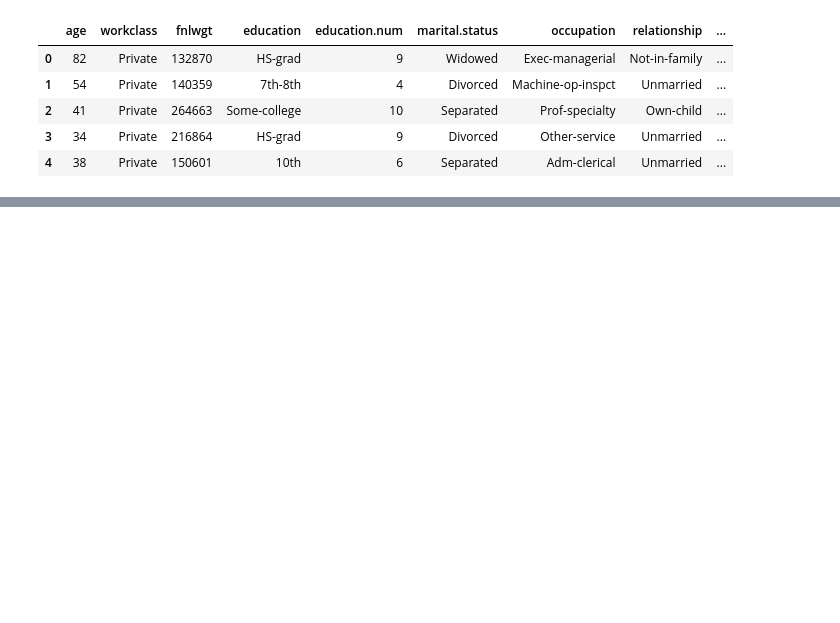
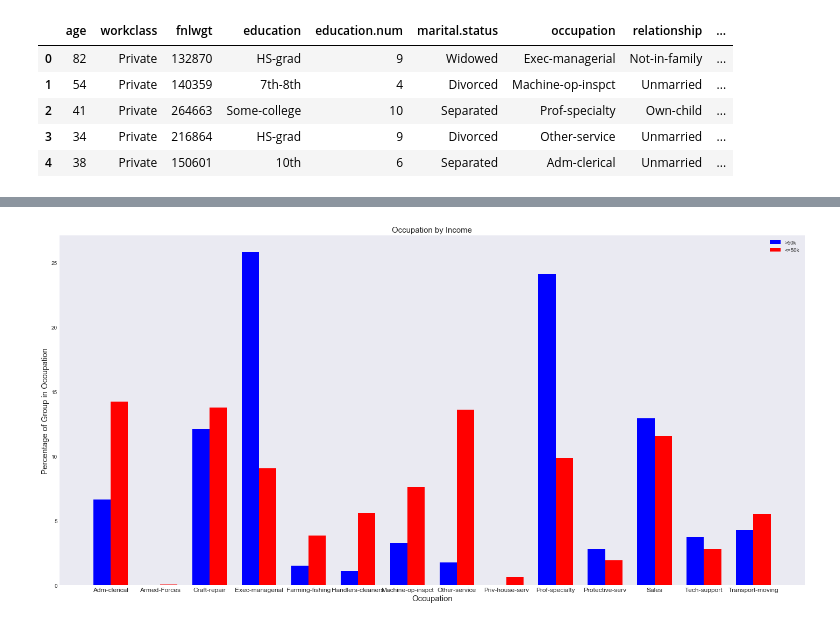
Before and after one commit to berkeley-stat159-f17/project-3-p2-ou-yu-li, a Jupyter notebook: demographics-p5.ipynb, the cells around one changed output, grey strips where cells are left out. Cells and saved outputs as stored; diff of their text form; code cells hidden in the pictures; blank space fills up the shorter version.

```diff
--- a/demographics-p5.ipynb
+++ b/demographics-p5.ipynb
@@ -24,0 +188,26 @@ clean_adult.head()
+# %%
+fig, ax = plt.subplots(nrows=1, ncols=1, figsize=(20, 10))
+
+below = clean_adult[clean_adult["income_p"] == 0]
+above = clean_adult[clean_adult["income_p"] == 1]
+
+above_counts = above["occupation"].value_counts().sort_index()
+above_percents = 100 * above_counts.values/above_counts.values.sum()
+ind = np.arange(len(above_percents))
+p1 = ax.bar(ind, above_percents, bar_width, color = "blue")
+
+below_counts = below["occupation"].value_counts().sort_index()
+below_percents = 100 * below_counts.values/below_counts.values.sum()
+ind = np.arange(len(below_percents))
+p2 = ax.bar(ind + bar_width, below_percents, bar_width, color = "red")
+
+ax.set_title("Occupation by Income", fontsize = 15)
+ax.set_ylabel("Percentage of Group in Occupation", fontsize = 15)
+ax.set_xlabel("Occupation", fontsize = 15)
+plt.xticks(ind + bar_width/2, below_counts.index, fontsize = 12)
+
+plt.legend((p1[0], p2[0]), ('>50k', '<=50k'))
+plt.tight_layout()
+plt.savefig("fig/occupation by income.png")
+# %% [output]
+[figure, added]
```
Also changed, not shown: parts of 19 cells of this notebook, 5 other files.
